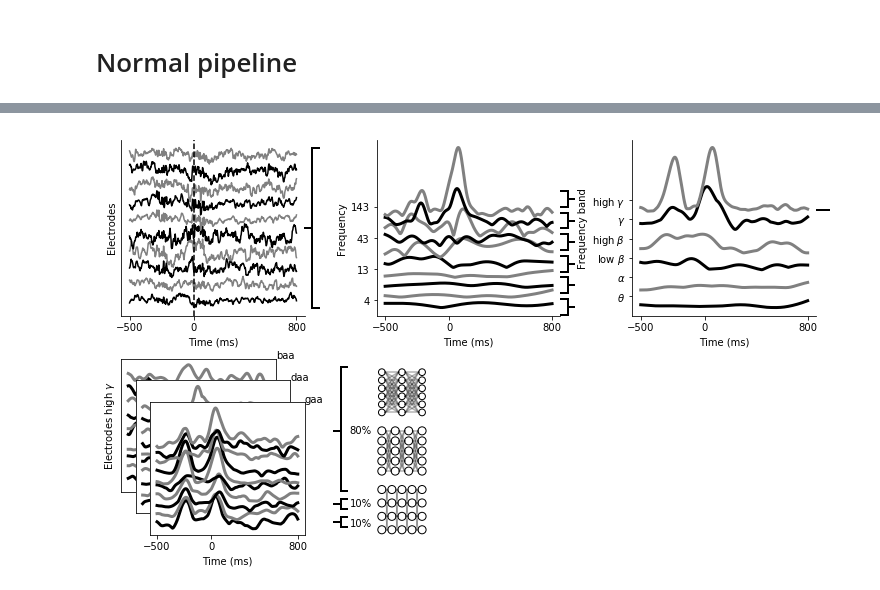
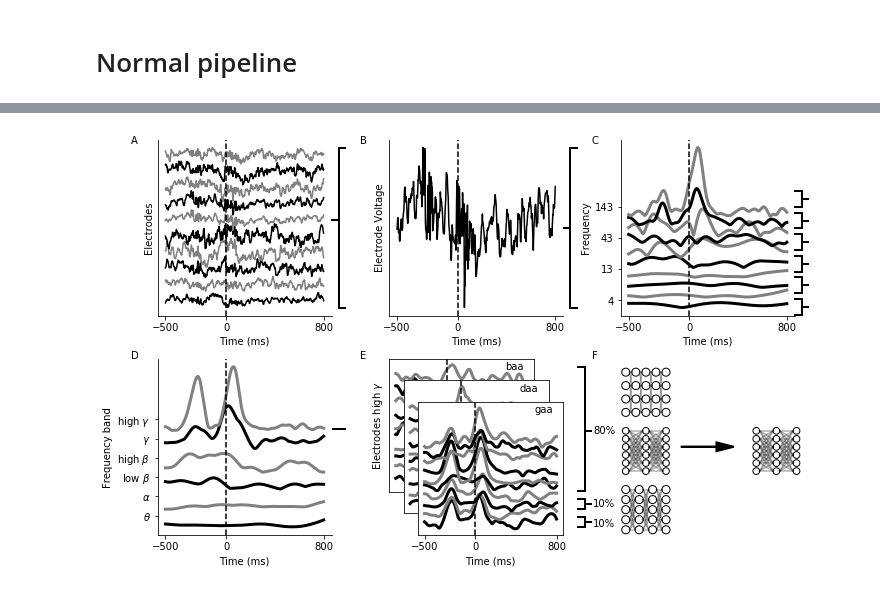
Before and after one commit to BouchardLab/cv_paper_plots, a Jupyter notebook: pipeline/pipeline_figure.ipynb, the cells around one changed output, grey strips where cells are left out. Drawn from its saved outputs; the diff is of its cells as text; code cells hidden in the pictures.

```diff
--- a/pipeline/pipeline_figure.ipynb
+++ b/pipeline/pipeline_figure.ipynb
@@ -121,9 +132,9 @@ f = plt.figure(figsize=figsize)
 
 bot_gap = .075
 top_gap = .01
-l_gap = .025
-r_gap = .01
-h_gap = .1
+l_gap = .075
+r_gap = .04
+h_gap = .08
 v_gap = .1
 height = (1. - bot_gap - v_gap - top_gap) / 2.
 width = (1. - l_gap - 2* h_gap - r_gap) / 3.
@@ -135,29 +146,25 @@ ax0 = f.add_axes([l_gap, y0, width, height])
 ax1 = f.add_axes([l_gap + width + h_gap, y0, width, height])
 ax2 = f.add_axes([l_gap + 2 * width + 2 * h_gap, y0, width, height])
 
+ax3 = f.add_axes([l_gap, bot_gap, width, height])
 
 n_data = 3
-data_axes = [f.add_axes([l_gap+(ii*.02), bot_gap + .1-(ii*.05), width - .04, height - .1]) for ii in range(n_data)]
+data_axes = [f.add_axes([l_gap + width + h_gap+(ii*.02), bot_gap + .1-(ii*.05), width - .04, height - .1]) for ii in range(n_data)]
 for ii, t in zip(range(3), ['baa', 'daa', 'gaa']):
-    f.text(l_gap + width - .04 + ii * .02, bot_gap + height - ii * .05, t)
-
-axn0 = f.add_axes([l_gap + width + h_gap, bot_gap + height / 3., width_square, small_height])
-axn1 = f.add_axes([l_gap + width + h_gap, bot_gap + 2 * height / 3., width_square, small_height])
-axn2 = f.add_axes([l_gap + width + h_gap, bot_gap, width_square, small_height])
+    f.text(l_gap + 2 * width + h_gap - .08 + ii * .02, bot_gap + height - .025 - ii * .05, t)
 
 analysis.plot_electrodes_by_time(cv_data[channel_slice], ax0)
-analysis.plot_40bandsAA_by_time(elec_data, band_idxs, sl, rate, block_path, ax1)
-analysis.plot_neurobands_by_time(elec_data, sl, rate, block_path, ax2)
-analysis.plot_datapoints(vsmc_data[channel_slice], [make_slice(idx, ec2_b1_transcript, rate) for idx in [2, 23, idx]],
-                         rate, block_path, data_axes)
-analysis.plot_network(5, 4, axn0)
-analysis.plot_network(6, 3, axn1)
-analysis.plot_network(4, 5, axn2)
+bax0 = f.add_axes([l_gap + width, y0, .02, height])
+make_bracket([.55], [0, 1], bax0)
+f.text(l_gap / 2, 1 - 2 * top_gap, 'A')
 
-bax0 = f.add_axes([l_gap + width, y0, .02, height])
-make_bracket([.5], [0, 1], bax0)
+analysis.plot_electrodes_by_time(cv_data[[elec_idx]], ax1)
+bax1 = f.add_axes([l_gap + 2 * width + h_gap, y0, .02, height])
+make_bracket([.5], [0, 1], bax1)
+f.text(l_gap + width + h_gap/2, 1 - 2 * top_gap, 'B')
 
-x = l_gap + 2 * width + h_gap
+analysis.plot_40bandsAA_by_time(elec_data, band_idxs, sl, rate, block_path, ax2)
+x = l_gap + 3 * width + 2 * h_gap
 y_t = y0
 bax1_t = f.add_axes([x, y_t, .02, .04])
 make_bracket([0, 1], [.5], bax1_t)
@@ -171,21 +178,41 @@ bax1_g = f.add_axes([x, y_t + 4*.05, .02, .04])
 make_bracket([0, 1], [.5], bax1_g)
 bax1_hg = f.add_axes([x, y_t + 5*.05, .02, .04])
 make_bracket([0, 1], [.5], bax1_hg)
+f.text(l_gap  + 2* width + 1.5 * h_gap, 1 - 2 * top_gap, 'C')
 
-x = l_gap + 3 * width + 2 * h_gap
-ax_select = f.add_axes([x, y0, .02, height])
+analysis.plot_neurobands_by_time(elec_data, sl, rate, block_path, ax3)
+x = l_gap + width
+ax_select = f.add_axes([x, bot_gap, .02, height])
 y = .6
 ax_select.plot([0, 1], [y, y], 'k', lw=2)
 ax_select.set_ylim(0, 1)
 ax_select.axis('off')
+f.text(l_gap / 2, bot_gap + height, 'D')
 
-cv_ax = f.add_axes([l_gap + width + h_gap / 2.5, bot_gap, .02, height])
-make_bracket([.6], [.225, 1], cv_ax)
-make_bracket([(.1125 + .175) / 2.], [.1125, .175], cv_ax)
-make_bracket([.0625 / 2.], [0, .0625], cv_ax)
-f.text(.3425, .31, '80%')
-f.text(.3425, .14, '10%')
-f.text(.3425, .095, '10%')
+analysis.plot_datapoints(vsmc_data[channel_slice], [make_slice(idx, ec2_b1_transcript, rate) for idx in [2, 23, idx]],
+                         rate, block_path, data_axes)
+cv_ax = f.add_axes([l_gap + 2 * width + h_gap + h_gap / 4, bot_gap, .02, height])
+make_bracket([.225, 1], [.6], cv_ax)
+make_bracket([.1125, .175], [(.1125 + .175) / 2.], cv_ax)
+make_bracket([0, .0625], [.0625 / 2.], cv_ax)
+x = .68
+f.text(x, .31, '80%')
+f.text(x, .14, '10%')
+f.text(x, .095, '10%')
+f.text(l_gap + width + h_gap/2, bot_gap + height, 'E')
+
+ax_arrow = f.add_axes([l_gap + 2 * width + 2 * h_gap, bot_gap, width, height])
+axn0 = f.add_axes([l_gap + 2 * width + 2 * h_gap, bot_gap, width_square, small_height])
+axn1 = f.add_axes([l_gap + 2 * width + 2 * h_gap, bot_gap + height / 3., width_square, small_height])
+axn1p = f.add_axes([l_gap + 2.75 * width + 2 * h_gap, bot_gap + height / 3., width_square, small_height])
+axn2 = f.add_axes([l_gap + 2 * width + 2 * h_gap, bot_gap + 2 * height / 3., width_square, small_height])
+analysis.plot_network(5, 4, axn0)
+analysis.plot_network(6, 3, axn1)
+analysis.plot_network(6, 3, axn1p)
+analysis.plot_network(4, 5, axn2)
+ax_arrow.arrow(.35, .5, .2, 0, head_width=.05, head_length=.1, fc='k', ec='k', lw=2)
+ax_arrow.axis('off')
+f.text(l_gap  + 2* width + 1.5 * h_gap, bot_gap + height, 'F')
 
 plt.savefig('/home/jesse/Downloads/normal_pipeline.pdf')
 # %% [output]
@@ -202 +219 @@ plt.savefig('/home/jesse/Downloads/normal_pipeline.pdf')
-[figure, old version]
+[figure, new version]
```
Also changed, not shown: parts of 7 cells of this notebook, 1 other file.
